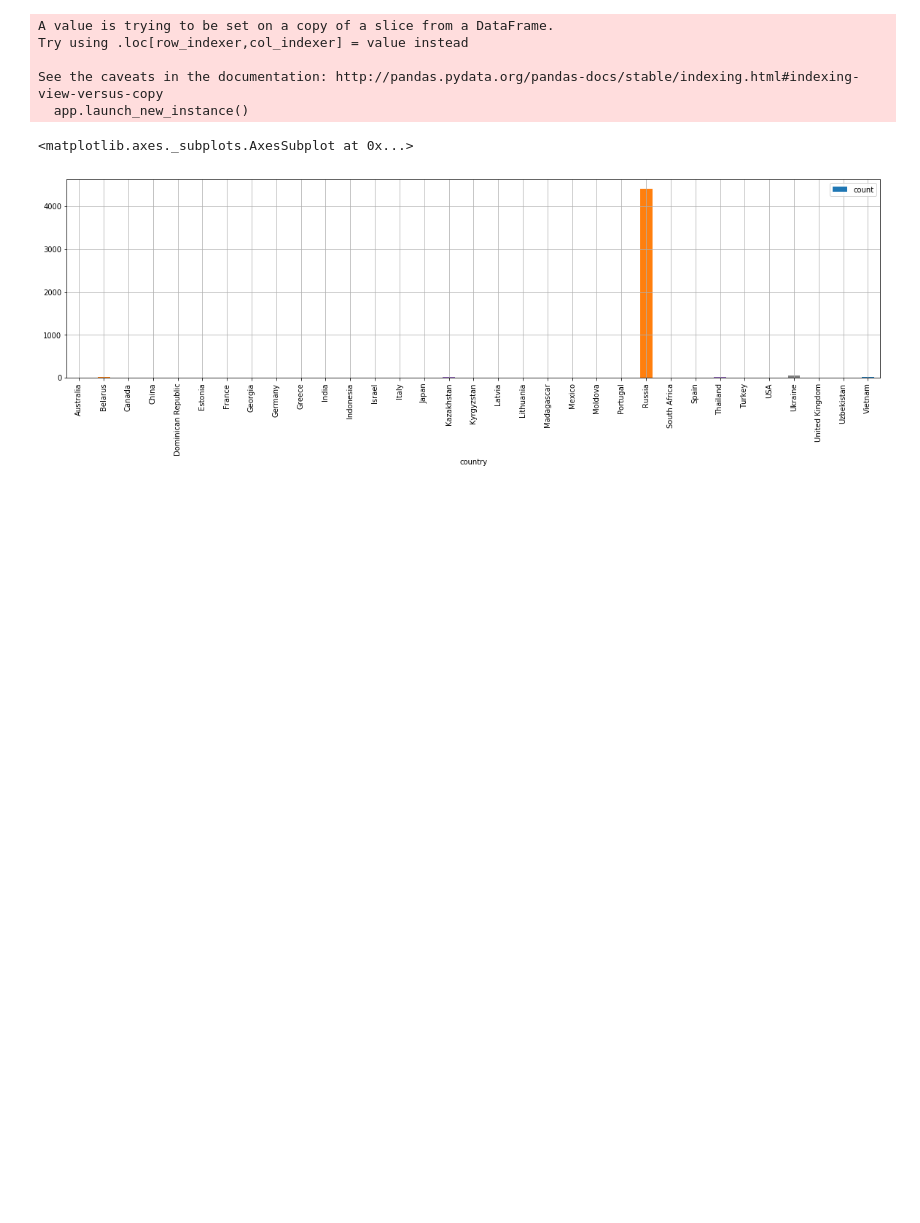
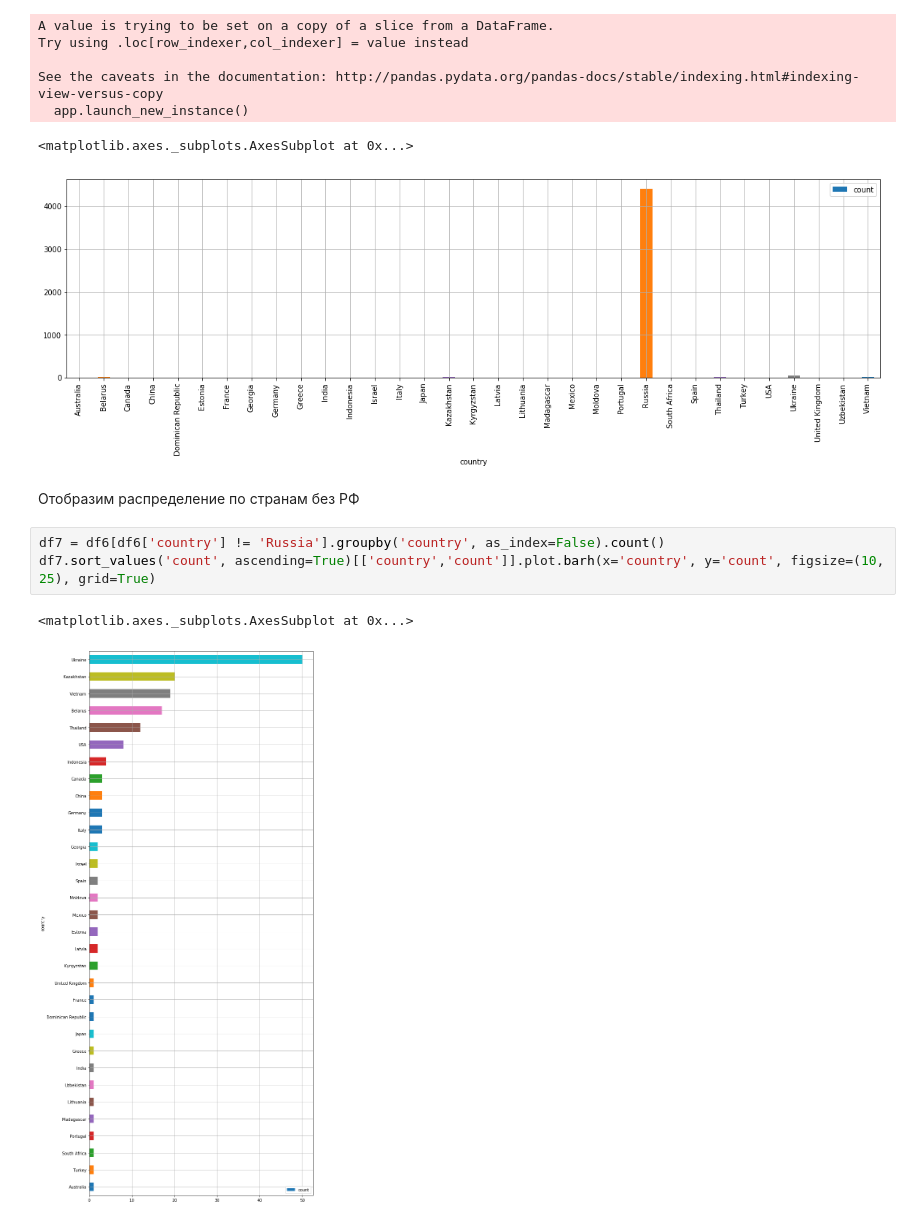
Before and after one commit to andrepopoff/BigData, a Jupyter notebook: homework 2/part2.ipynb, the cells around one changed output. Cells and saved outputs as stored; diff of their text form; blank space fills up the shorter version.

```diff
--- a/homework 2/part2.ipynb
+++ b/homework 2/part2.ipynb
@@ -150,3 +176,11 @@ See the caveats in the documentation: http://pandas.pydata.org/pandas-docs/stabl
   app.launch_new_instance()
 <matplotlib.axes._subplots.AxesSubplot at 0x...>
 [figure]
+# %% [markdown]
+Отобразим распределение по странам без РФ
+# %%
+df7 = df6[df6['country'] != 'Russia'].groupby('country', as_index=False).count()
+df7.sort_values('count', ascending=True)[['country','count']].plot.barh(x='country', y='count', figsize=(10, 25), grid=True)
+# %% [output]
+<matplotlib.axes._subplots.AxesSubplot at 0x...>
+[figure, added]
```
Also changed, not shown: parts of 6 cells of this notebook.
